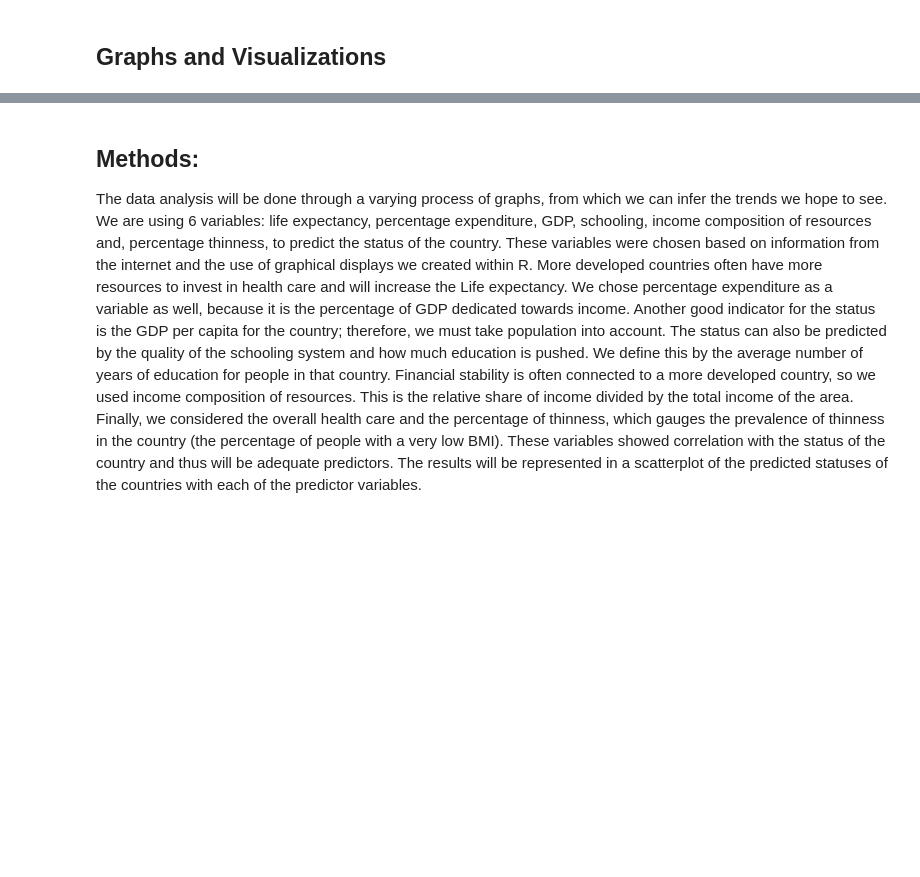
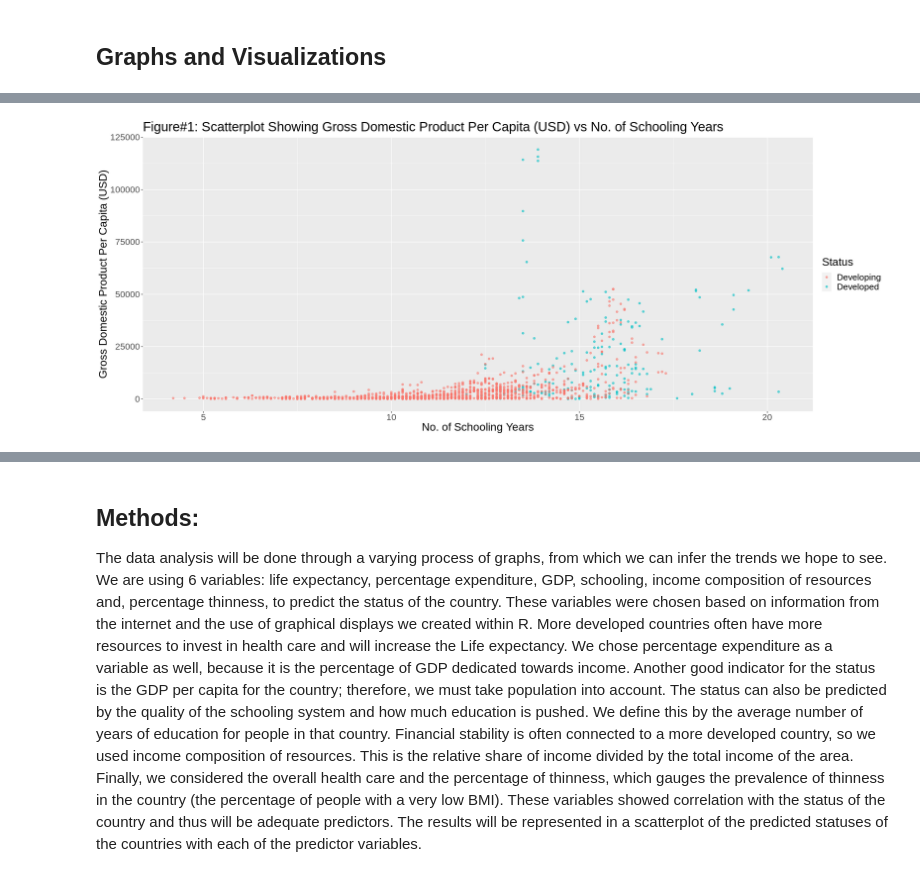
Before and after one commit to Ansh-Sharma2/DataSciProject1, a Jupyter notebook: GroupProjectFinal.ipynb, the cells around one changed output, grey strips where cells are left out. Drawn from its saved outputs; the diff is of its cells as text; code cells hidden in the pictures; blank space fills up the shorter version.

```diff
--- a/GroupProjectFinal.ipynb
+++ b/GroupProjectFinal.ipynb
@@ -173,0 +135,16 @@ GDP_vs_Life
+# %%
+#4#
+#setting the size of all plots
+options(repr.plot.width = 20, repr.plot.height = 8)
+
+#creating the scatterplot for Schooling and GPD variables
+Schooling_vs_GDP<-life_expectancy_train|>
+    ggplot(aes(x=Schooling,y=GDP,colour=Status))+
+    geom_point(alpha=0.6)+
+    xlab("No. of Schooling Years")+
+    ylab("Gross Domestic Product Per Capita (USD)")+
+    ggtitle("Figure#1: Scatterplot Showing Gross Domestic Product Per Capita (USD) vs No. of Schooling Years")+
+    theme(text = element_text(size = 20))
+Schooling_vs_GDP
+# %% [output]
+[figure, added]
```
Also changed, not shown: parts of 26 cells of this notebook.
